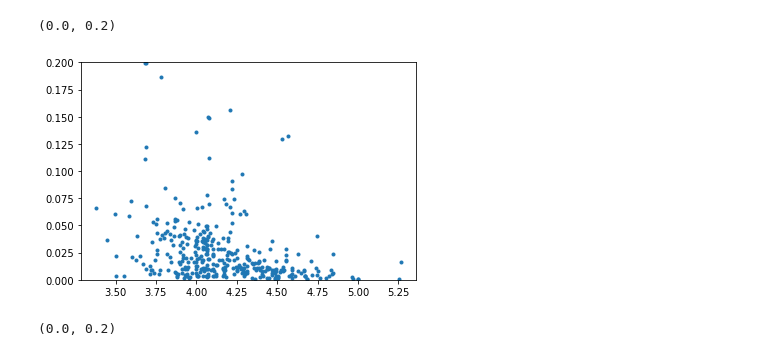
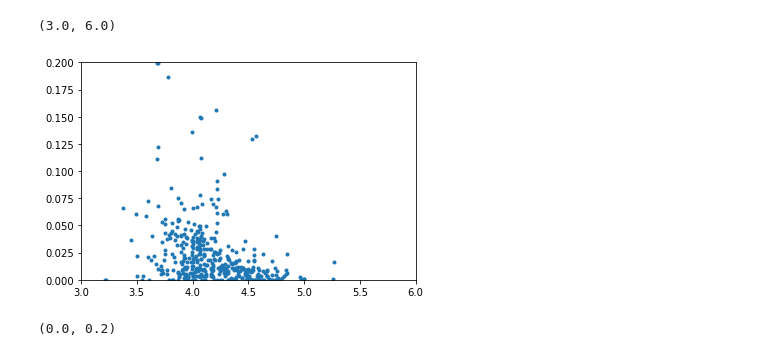
Before and after one commit to NMRLipids/DataBankManuscript, a Jupyter notebook: scripts/plotWaterPermeation.ipynb, the cells around one changed output. Cells and saved outputs as stored; diff of their text form; code cells hidden in the pictures.

Commit message:
Update plotting codes

```diff
--- a/scripts/plotWaterPermeation.ipynb
+++ b/scripts/plotWaterPermeation.ipynb
@@ -113,16 +123,35 @@ for system in systems:
     try:
         rate = getWaterPermeationRate(system)
     except:
-        print('Water permeation failed' + path)
-        continue
+        print('Water permeation failed, setting rate to 0: ' + path)
+        rate = 0
+        #continue
+
+    WaterLateralDiffusion = getWaterLateralDiffusion(system)
+
+    #if rate > 0:
+    PermeationDiffusionRatio = rate/WaterLateralDiffusion
+    #else:
+    #    PermeationDiffusionRatio = 'nan'
 
     APL = CalcAreaPerMolecule(system)
 
-    thickness = GetThickness(system)
+    try:
+        thickness = GetThickness(system)
+    except:
+        thickness = float('nan')
+
+    area = calcArea(system)
 
     hydration = getHydrationLevel(system)
 
-    CholFraction = calcCholFraction(system)
+    CholFraction = calcLipidFraction(system, 'CHOL')
+
+    POPGFraction = calcLipidFraction(system, 'POPG')
+
+    POPSFraction = calcLipidFraction(system, 'POPS')
+
+    POPEFraction = calcLipidFraction(system, 'POPE')
 
     ChargedFraction = chargedFraction(system)
 
@@ -135,9 +164,15 @@ for system in systems:
         'permeation': rate,
         'APL': APL,
         'CholFraction': CholFraction,
+        'POPGFraction': POPGFraction,
+        'POPSFraction': POPSFraction,
+        'POPEFraction': POPEFraction,
         'hydration': hydration,
         'thickness': thickness,
-        'ChargedFraction': ChargedFraction
+        'ChargedFraction': ChargedFraction,
+        'WaterLateralDiffusion' : WaterLateralDiffusion,
+        'PermeationDiffusionRatio' : PermeationDiffusionRatio,
+        'area' : area
     }
 
 
@@ -172,9 +207,10 @@ plt.ylim([0,0.2])
 # %%
 plotCorrelation('thickness','permeation',permeationVStemperature)
 plt.ylim([0,0.2])
+plt.xlim([3,6])
 # %% [output]
-(0.0, 0.2)
+(3.0, 6.0)
-[figure, old version]
+[figure, new version]
 # %%
 plotCorrelation('temperature','permeation',permeationVStemperature)
 plt.ylim([0,0.2])
```
Also changed, not shown: parts of 14 cells of this notebook, 1 other file.
